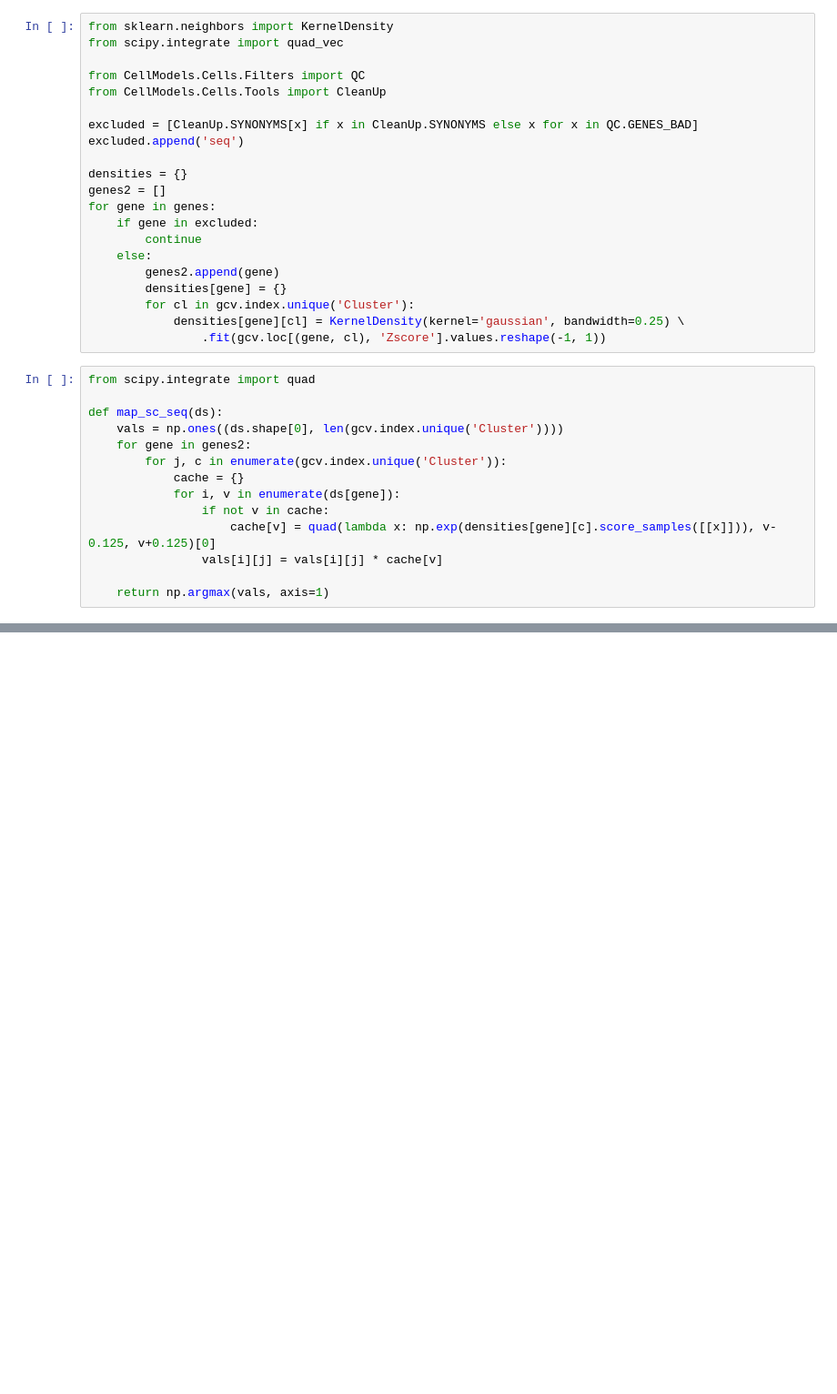
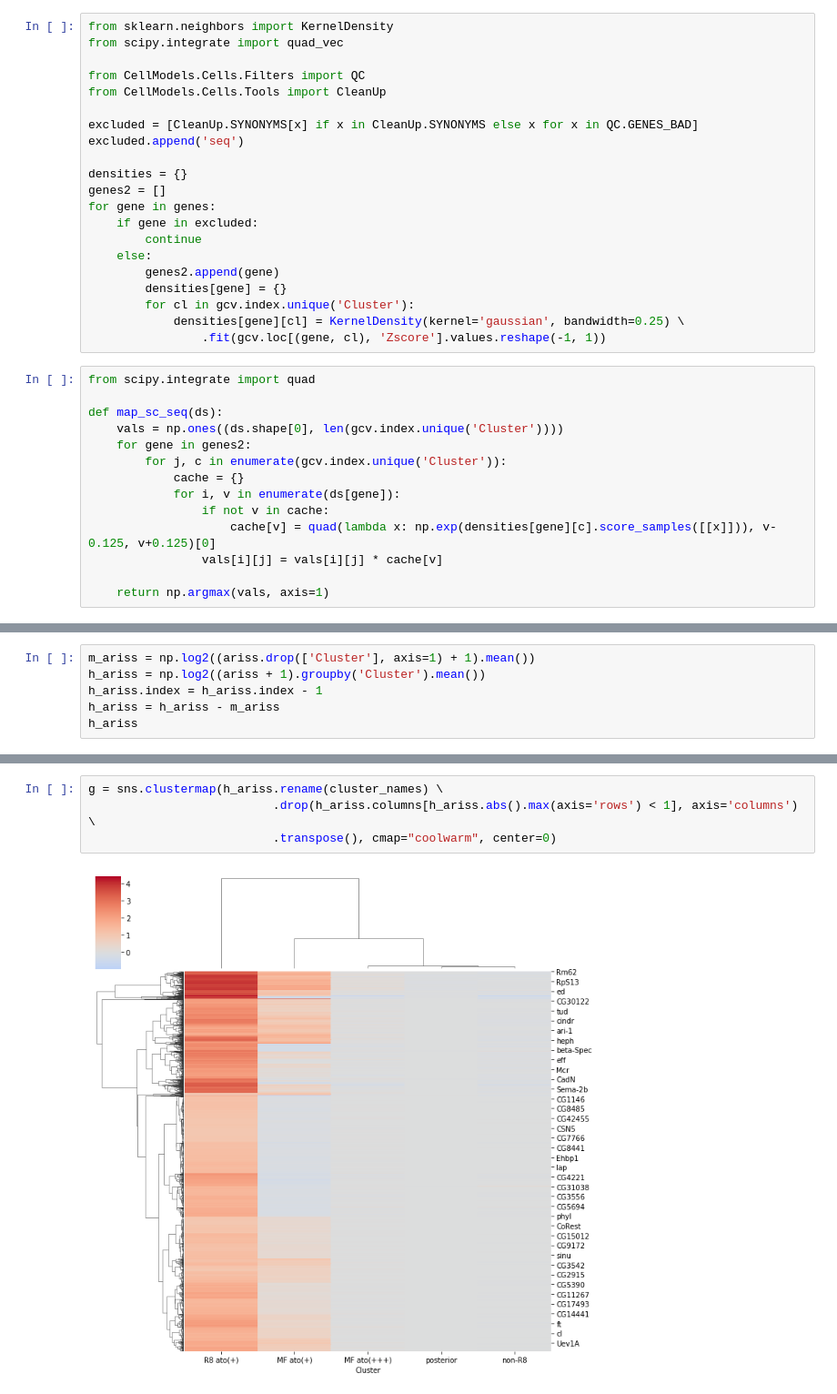
Before and after one commit to rejsmont/rdn-wdp-python, a Jupyter notebook: analysis/notebooks/seq-to-img.ipynb, the cells around one changed output, grey strips where cells are left out. Shown at 91% size. Drawn from its saved outputs; the diff is of its cells as text; blank space fills up the shorter version.

```diff
--- a/analysis/notebooks/seq-to-img.ipynb
+++ b/analysis/notebooks/seq-to-img.ipynb
@@ -232,0 +270,6 @@ g = sns.clustermap(h_ariss.rename(cluster_names) \
+# %%
+m_ariss = np.log2((ariss.drop(['Cluster'], axis=1) + 1).mean())
+h_ariss = np.log2((ariss + 1).groupby('Cluster').mean())
+h_ariss.index = h_ariss.index - 1
+h_ariss = h_ariss - m_ariss
+h_ariss
@@ -233,3 +285,9 @@ g = sns.clustermap(h_ariss.rename(cluster_names) \
+# %%
+g = sns.clustermap(h_ariss.rename(cluster_names) \
+                          .drop(h_ariss.columns[h_ariss.abs().max(axis='rows') < 1], axis='columns') \
+                          .transpose(), cmap="coolwarm", center=0)
+# %% [output]
+[figure, added]
 # %%
 s_aerts = h_aerts.rename(cluster_names).transpose()
 s_aerts
```
Also changed, not shown: parts of 47 cells of this notebook.
